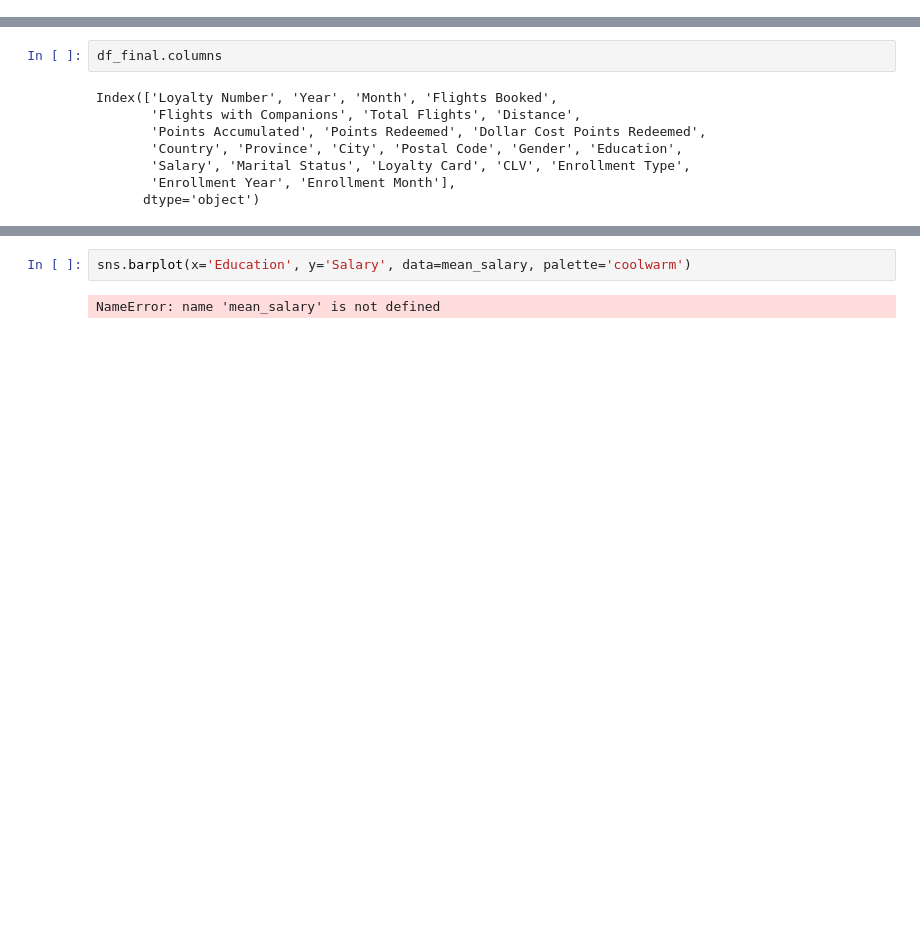
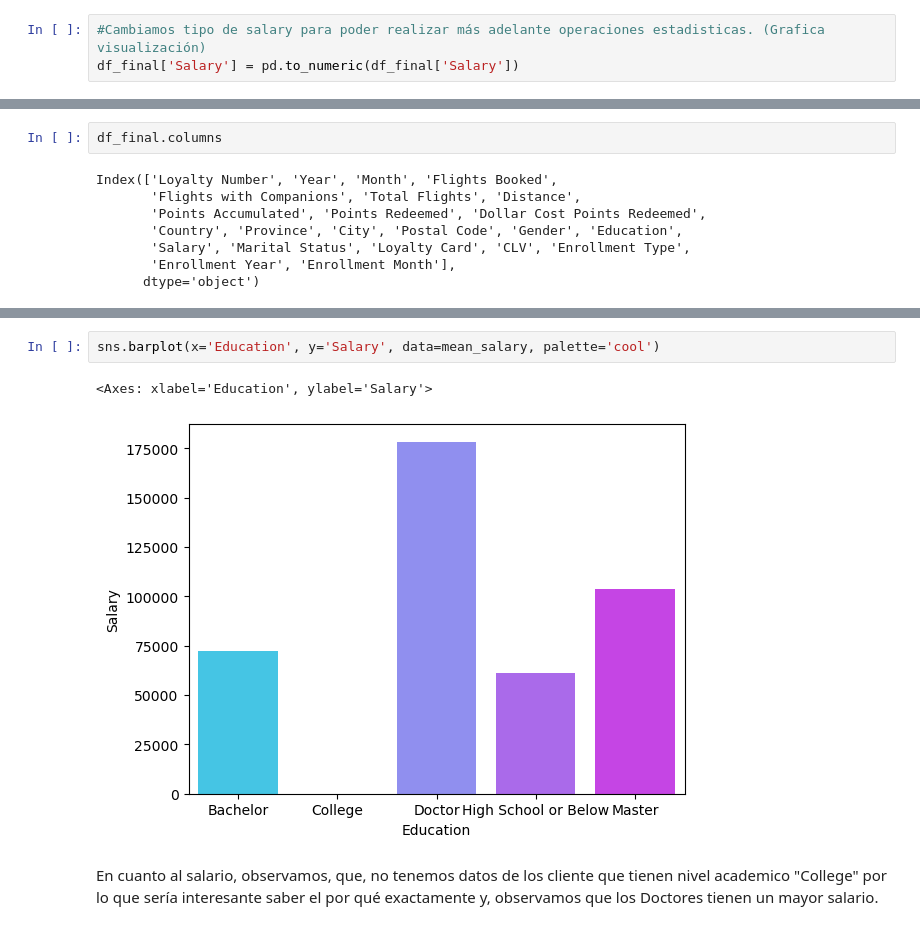
Before and after one commit to Adalab/bda-modulo-3-evaluacion-final-cgomezza, a Jupyter notebook: evaluacion-modulo-3-carmen-gomez-zamora-promo-b.ipynb, the cells around one changed output, grey strips where cells are left out. Cells and saved outputs as stored; diff of their text form; blank space fills up the shorter version.

```diff
--- a/evaluacion-modulo-3-carmen-gomez-zamora-promo-b.ipynb
+++ b/evaluacion-modulo-3-carmen-gomez-zamora-promo-b.ipynb
@@ -199,0 +203,3 @@ Index(['Loyalty Number', 'Year', 'Month', 'Flights Booked',
+# %%
+#Cambiamos tipo de salary para poder realizar más adelante operaciones estadisticas. (Grafica visualización)
+df_final['Salary'] = pd.to_numeric(df_final['Salary'])
@@ -325,4 +332,7 @@ TypeError: agg function failed [how->mean,dtype->object]
 # %%
-sns.barplot(x='Education', y='Salary', data=mean_salary, palette='coolwarm')
+sns.barplot(x='Education', y='Salary', data=mean_salary, palette='cool')
 # %% [output]
-NameError: name 'mean_salary' is not defined
+<Axes: xlabel='Education', ylabel='Salary'>
+[figure, added]
+# %% [markdown]
+En cuanto al salario, observamos, que, no tenemos datos de los cliente que tienen nivel academico "College" por lo que sería interesante saber el por qué exactamente y, observamos que los Doctores tienen un mayor salario.
```
Also changed, not shown: parts of 21 cells of this notebook, 1 other file.
